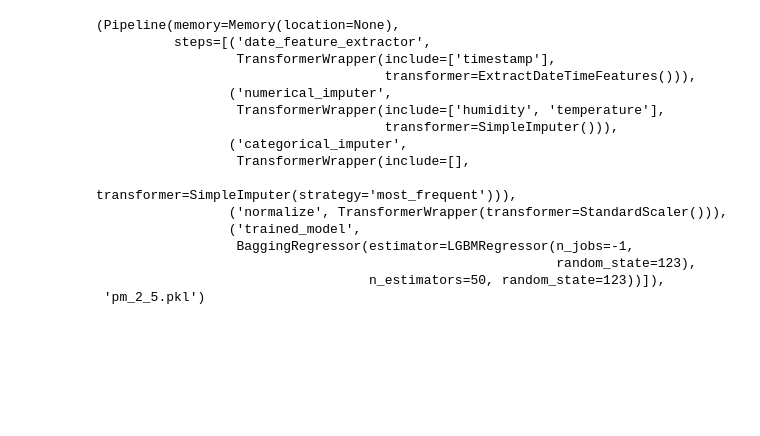
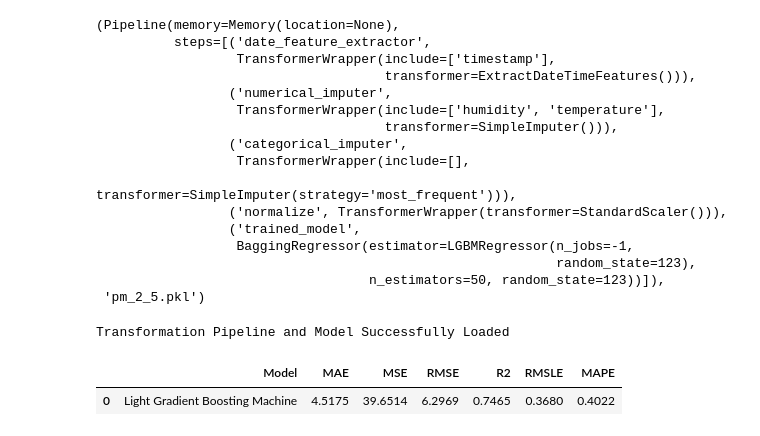
Before and after one commit to jiwlnwza007/termpro-predictPM25, a Jupyter notebook: train_pm25.ipynb, the cells around one changed output. Drawn from its saved outputs; the diff is of its cells as text; code cells hidden in the pictures; blank space fills up the shorter version.

```diff
--- a/train_pm25.ipynb
+++ b/train_pm25.ipynb
@@ -203,3 +208,16 @@ Transformation Pipeline and Model Successfully Saved
                                                            random_state=123),
                                    n_estimators=50, random_state=123))]),
  'pm_2_5.pkl')
+# %%
+#ตรวจความแม่นยำของ model
+from pycaret.regression import *
+
+model = load_model('pm_2_5')
+
+predictions = predict_model(model)
+
+print(predictions)
+# %% [output]
+Transformation Pipeline and Model Successfully Loaded
+|  | Model | MAE | MSE | RMSE | R2 | RMSLE | MAPE |
+| 0 | Light Gradient Boosting Machine | 4.5175 | 39.6514 | 6.2969 | 0.7465 | 0.3680 | 0.4022 |
```
Also changed, not shown: parts of 7 cells of this notebook, 1 other file.
